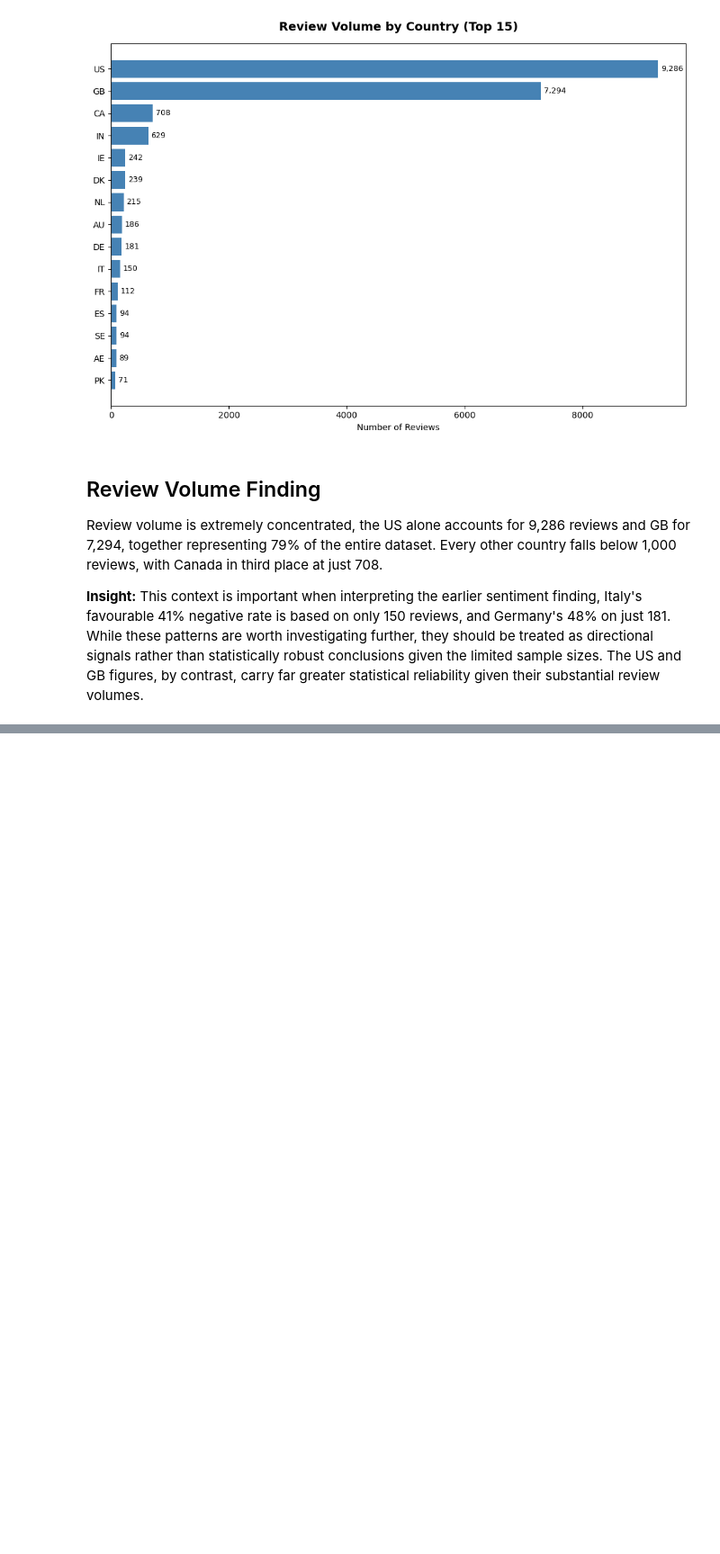
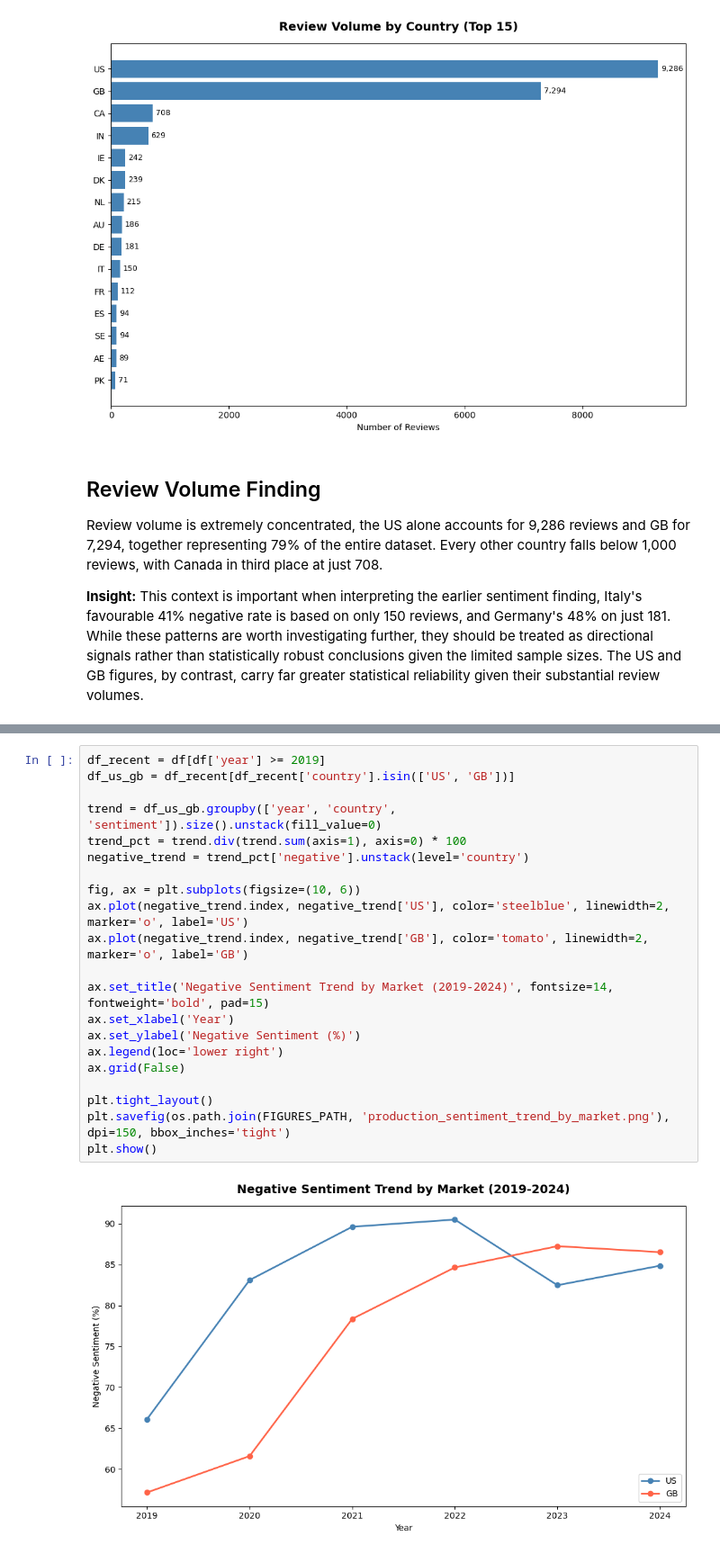
Before and after one commit to Aishahbooks/shopease-sentiment-analysis, a Jupyter notebook: notebooks/phase2_production_dataset/12_eda_geographic_sentiment.ipynb, the cells around one changed output, grey strips where cells are left out. Shown at 90% size. Cells and saved outputs as stored; diff of their text form; blank space fills up the shorter version.

Commit message:
Add sentiment trend comparison by market - US and GB show different decline trajectories with 2023 crossover

```diff
--- a/notebooks/phase2_production_dataset/12_eda_geographic_sentiment.ipynb
+++ b/notebooks/phase2_production_dataset/12_eda_geographic_sentiment.ipynb
@@ -110,0 +115,23 @@ statistical reliability given their substantial review volumes.
+# %%
+df_recent = df[df['year'] >= 2019]
+df_us_gb = df_recent[df_recent['country'].isin(['US', 'GB'])]
+
+trend = df_us_gb.groupby(['year', 'country', 'sentiment']).size().unstack(fill_value=0)
+trend_pct = trend.div(trend.sum(axis=1), axis=0) * 100
+negative_trend = trend_pct['negative'].unstack(level='country')
+
+fig, ax = plt.subplots(figsize=(10, 6))
+ax.plot(negative_trend.index, negative_trend['US'], color='steelblue', linewidth=2, marker='o', label='US')
+ax.plot(negative_trend.index, negative_trend['GB'], color='tomato', linewidth=2, marker='o', label='GB')
+
+ax.set_title('Negative Sentiment Trend by Market (2019-2024)', fontsize=14, fontweight='bold', pad=15)
+ax.set_xlabel('Year')
+ax.set_ylabel('Negative Sentiment (%)')
+ax.legend(loc='lower right')
+ax.grid(False)
+
+plt.tight_layout()
+plt.savefig(os.path.join(FIGURES_PATH, 'production_sentiment_trend_by_market.png'), dpi=150, bbox_inches='tight')
+plt.show()
+# %% [output]
+[figure, added]
```
Also changed, not shown: parts of 2 cells of this notebook, 1 other file.
